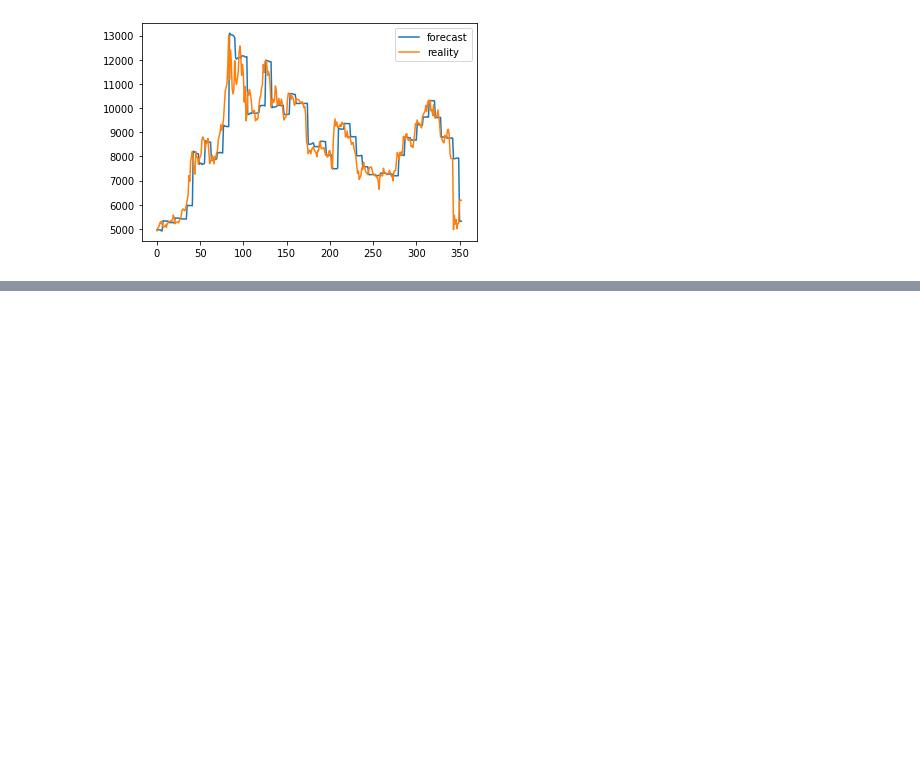
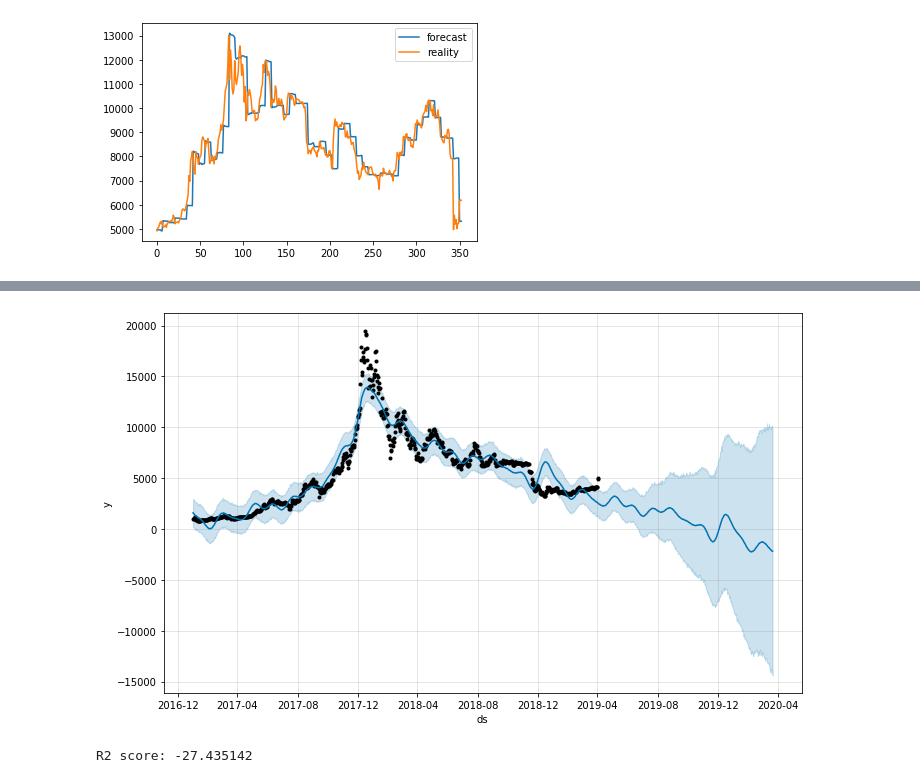
Before and after one commit to cmajorsolo/TimeSeries, a Jupyter notebook: SARIMA.ipynb, the cells around one changed output, grey strips where cells are left out. Drawn from its saved outputs; the diff is of its cells as text; code cells hidden in the pictures; blank space fills up the shorter version.

Commit message:
add fb prophet test result

```diff
--- a/SARIMA.ipynb
+++ b/SARIMA.ipynb
@@ -397,3 +397,12 @@ plt.legend()
 # %% [output]
 <matplotlib.legend.Legend at 0x...>
 [figure]
+# %%
+train_fb = train_2017.rename(columns={'date': 'ds', 'Close**': 'y'})
+test_fb = test_2017.rename(columns={'date': 'ds', 'Close**': 'y'})
+# %%
+from fbprophet import Prophet
+m = Prophet()
+m.fit(train_fb)
+future = m.make_future_dataframe(periods=len(test_fb))
+future.tail()
@@ -399,0 +417,3 @@ plt.legend()
+# %%
+forecast = m.predict(future)
+forecast[['ds', 'yhat', 'yhat_lower', 'yhat_upper']].tail()
@@ -399,0 +427,4 @@ plt.legend()
+# %%
+fig1 = m.plot(forecast)
+# %% [output]
+[figure, added]
@@ -399,0 +433,9 @@ plt.legend()
+# %%
+fb_forecast_arr = np.array(fb_forecast).flatten()
+train_arr = np.array(test_2017['Close**'])
+if len(fb_forecast_arr) == len(train_arr):
+    print('R2 score: %f' % r2_score(fb_forecast_arr, train_arr))
+else:
+    print('Data error')
+# %% [output]
+R2 score: -27.435142
```
Also changed, not shown: parts of 3 cells of this notebook.
